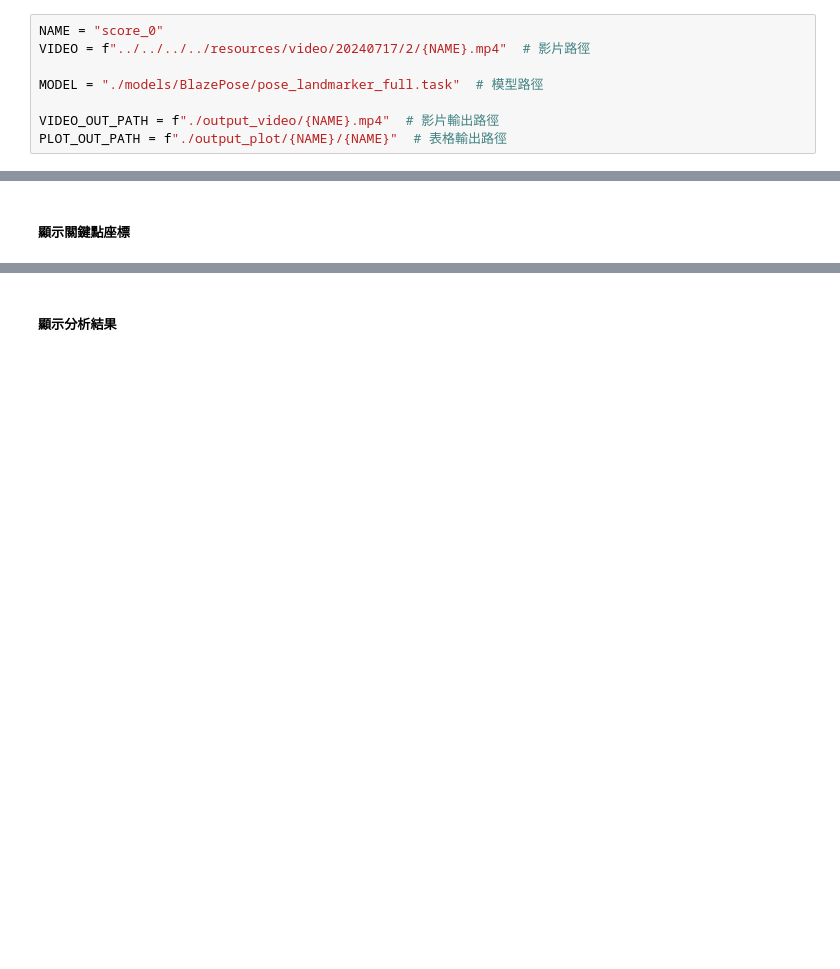
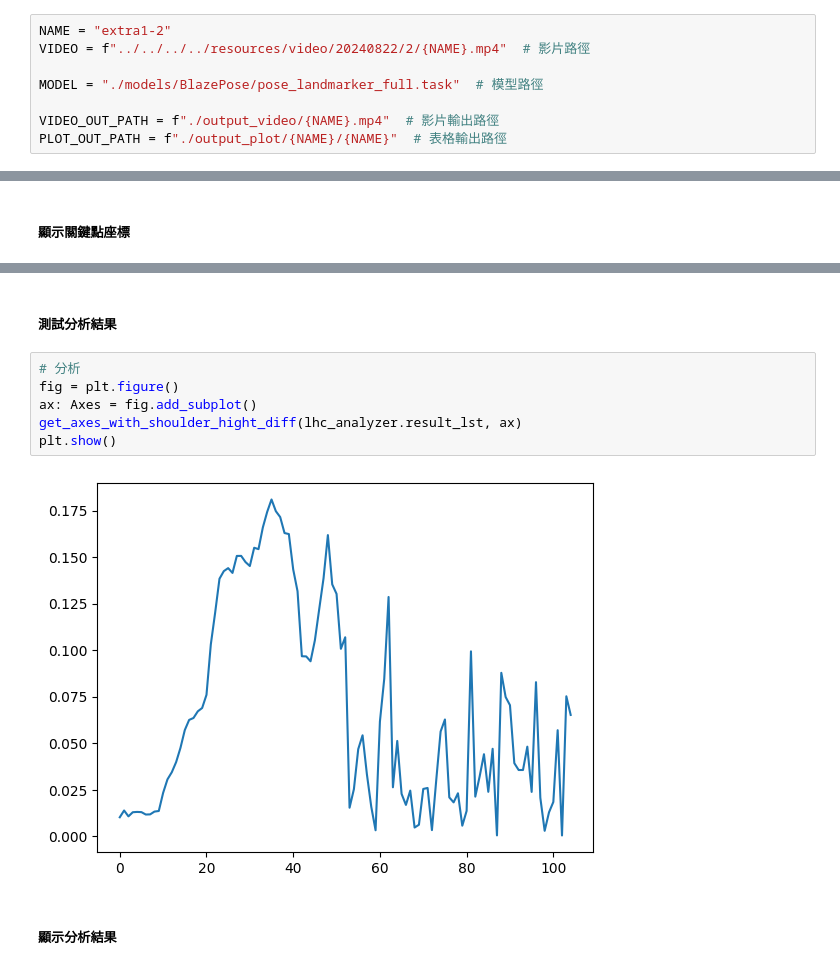
Before and after one commit to trinagle1289/kim-flutter-nodejs, a Jupyter notebook: projects/python/0. lib/ver_0.2/debug_in_video.ipynb, the cells around one changed output, grey strips where cells are left out. Drawn from its saved outputs; the diff is of its cells as text; blank space fills up the shorter version.

```diff
--- a/projects/python/0. lib/ver_0.2/debug_in_video.ipynb
+++ b/projects/python/0. lib/ver_0.2/debug_in_video.ipynb
@@ -1,8 +1,8 @@
 # %% [markdown]
 ##### 常數
 # %%
-NAME = "score_0"
-VIDEO = f"../../../../resources/video/20240717/2/{NAME}.mp4"  # 影片路徑
+NAME = "extra1-2"
+VIDEO = f"../../../../resources/video/20240822/2/{NAME}.mp4"  # 影片路徑
 
 MODEL = "./models/BlazePose/pose_landmarker_full.task"  # 模型路徑
 
@@ -396,3 +417,13 @@ right_foot_index        -0.04375290870666504    0.8319644927978516      0.132417
+# %% [markdown]
+##### 測試分析結果
+# %%
+# 分析
+fig = plt.figure()
+ax: Axes = fig.add_subplot()
+get_axes_with_shoulder_hight_diff(lhc_analyzer.result_lst, ax)
+plt.show()
+# %% [output]
+[figure, added]
 # %% [markdown]
 ##### 顯示分析結果
 # %%
```
Also changed, not shown: parts of 9 cells of this notebook.
